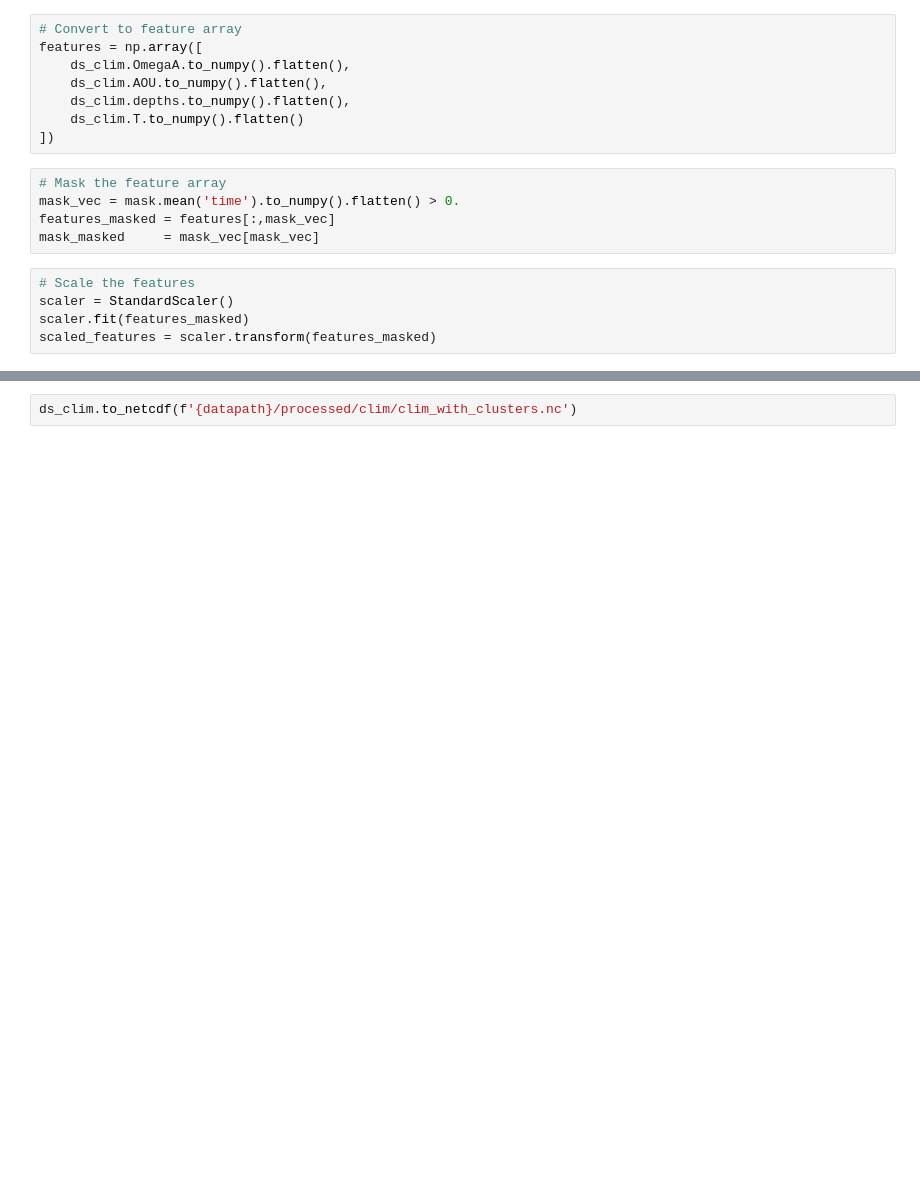
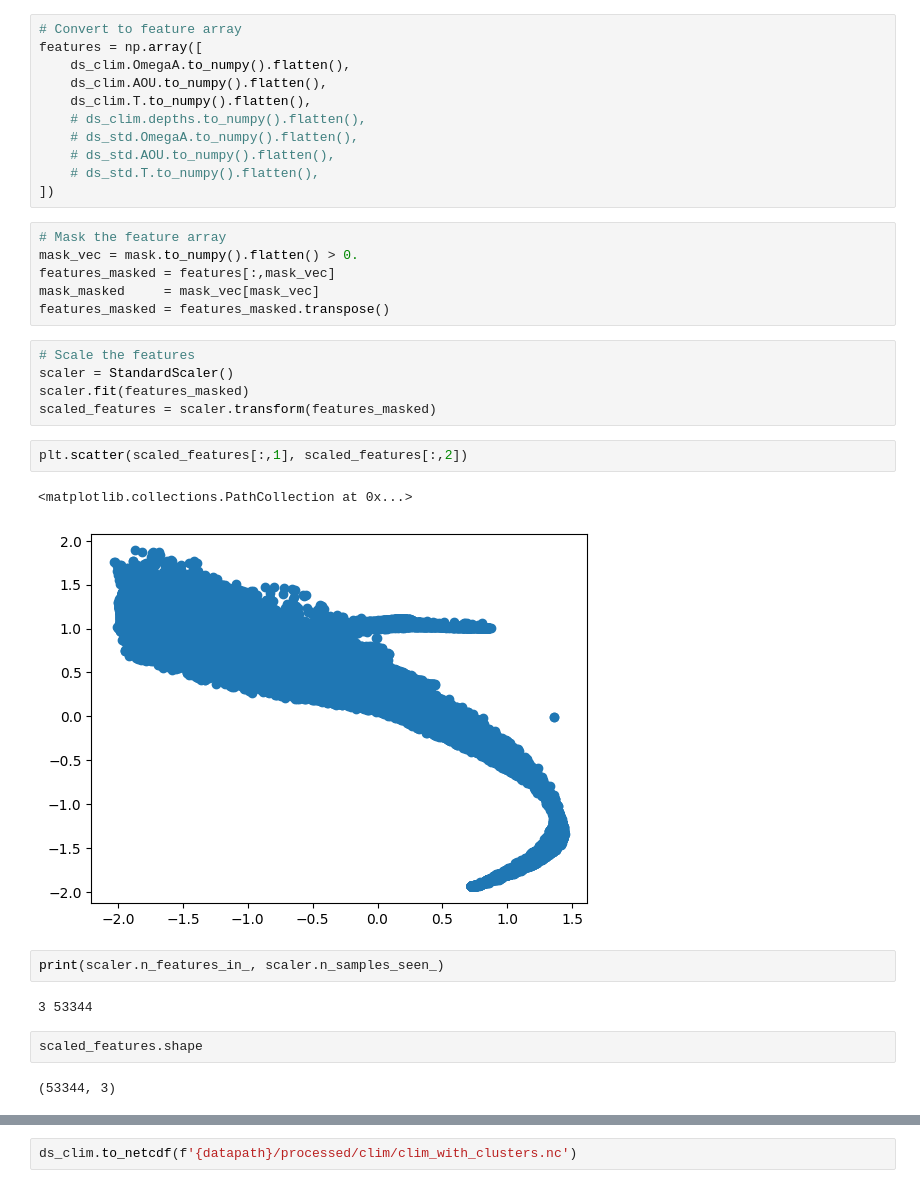
Before and after one commit to ashao/NEP36_cluster_analysis, a Jupyter notebook: calculate_clusters.ipynb, the cells around one changed output, grey strips where cells are left out. Drawn from its saved outputs; the diff is of its cells as text; blank space fills up the shorter version.

```diff
--- a/calculate_clusters.ipynb
+++ b/calculate_clusters.ipynb
@@ -50,18 +53,35 @@ ds_clim = ds.mean('time')
 features = np.array([
     ds_clim.OmegaA.to_numpy().flatten(),
     ds_clim.AOU.to_numpy().flatten(),
-    ds_clim.depths.to_numpy().flatten(),
-    ds_clim.T.to_numpy().flatten()
+    ds_clim.T.to_numpy().flatten(),
+    # ds_clim.depths.to_numpy().flatten(),
+    # ds_std.OmegaA.to_numpy().flatten(),
+    # ds_std.AOU.to_numpy().flatten(),
+    # ds_std.T.to_numpy().flatten(),
 ])
 # %%
 # Mask the feature array
-mask_vec = mask.mean('time').to_numpy().flatten() > 0.
+mask_vec = mask.to_numpy().flatten() > 0.
 features_masked = features[:,mask_vec]
 mask_masked     = mask_vec[mask_vec]
+features_masked = features_masked.transpose()
 # %%
 # Scale the features
 scaler = StandardScaler()
 scaler.fit(features_masked)
 scaled_features = scaler.transform(features_masked)
+# %%
+plt.scatter(scaled_features[:,1], scaled_features[:,2])
+# %% [output]
+<matplotlib.collections.PathCollection at 0x...>
+[figure, added]
+# %%
+print(scaler.n_features_in_, scaler.n_samples_seen_)
+# %% [output]
+3 53344
+# %%
+scaled_features.shape
+# %% [output]
+(53344, 3)
 # %%
 # Perform the clustering
```
Also changed, not shown: parts of 13 cells of this notebook, 3 other files.
